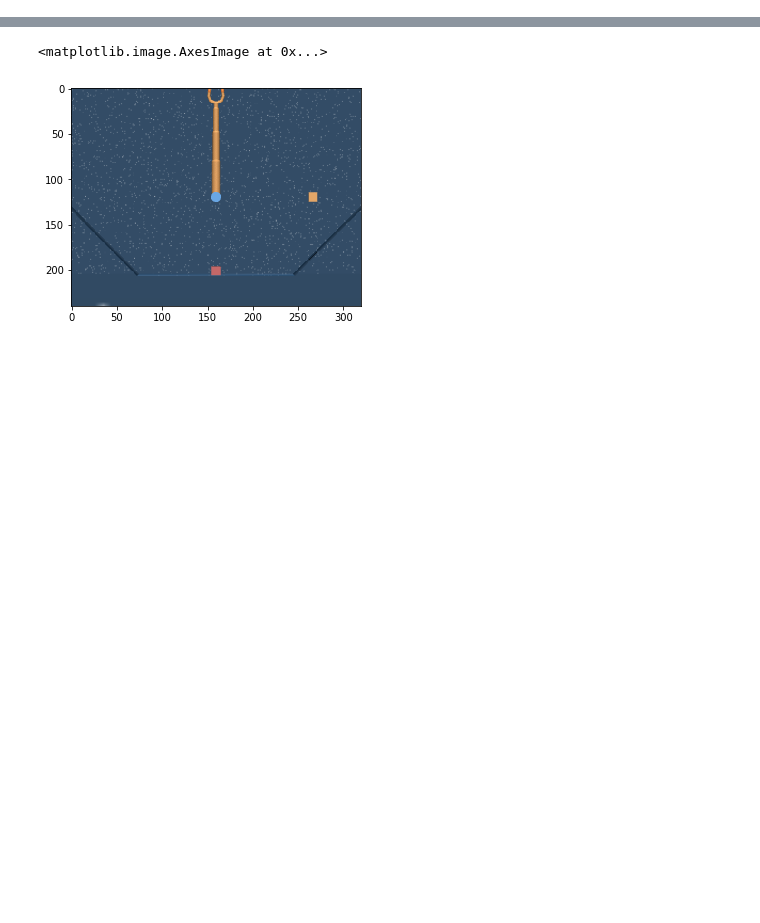
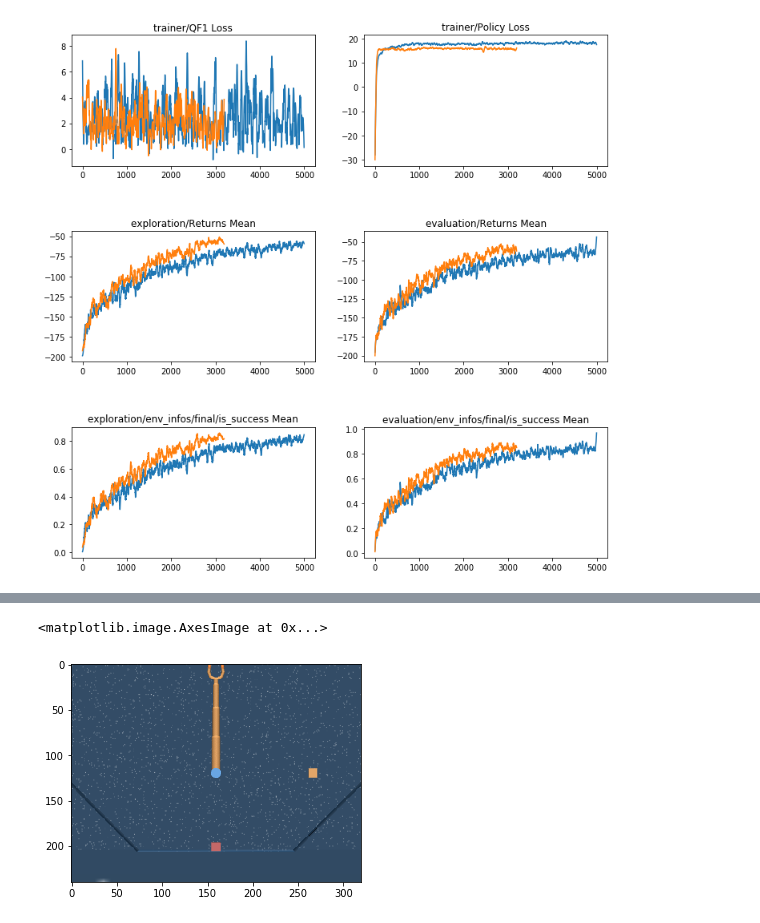
Before and after one commit to MishaLaskin/vqvae, a Jupyter notebook: notebooks/plots_and_paths.ipynb, the cells around one changed output, grey strips where cells are left out. Drawn from its saved outputs; the diff is of its cells as text; code cells hidden in the pictures; blank space fills up the shorter version.

```diff
--- a/notebooks/plots_and_paths.ipynb
+++ b/notebooks/plots_and_paths.ipynb
@@ -117,0 +1,83 @@ plot_results([df],True,*sac_keys)
+# %%
+
+import pandas as pd
+import matplotlib.pyplot as plt
+import matplotlib.image as mpimg
+import seaborn as sns
+import numpy as np
+%matplotlib inline
+
+dir_ = '/home/misha/downloads/rlkit/data'
+file = '/pusher-latent-LSAC-100jul25/pusher_latent_LSAC_100jul25_2019_07_26_03_47_37_0000--s-0/progress.csv'
+file2 = '/pusher-latent-LSAC-50jul25/pusher_latent_LSAC_50jul25_2019_07_26_03_48_29_0000--s-0/progress.csv'
+file = '/pusher-latent-LSAC-100jul27/pusher_latent_LSAC_100jul27_2019_07_27_14_40_04_0000--s-0/progress.csv'
+
+file2= '/pusher-latent-LSAC-100jul27-3pm/pusher_latent_LSAC_100jul27_3pm_2019_07_27_19_15_16_0000--s-0/progress.csv'
+
+file2 = '/pusher-latent-LSAC-100jul29ez/pusher_latent_LSAC_100jul29ez_2019_07_29_15_22_14_0000--s-0/progress.csv'
+
+file3 = '/pusher-latent-LSAC-100jul29ez/pusher_latent_LSAC_100jul29ez_2019_07_29_16_55_43_0000--s-0/progress.csv'
+
+df = pd.read_csv(dir_+file)[:]
+df2 = pd.read_csv(dir_+file2)[:]
+df3 = pd.read_csv(dir_+file3)[:]
+
+sac_keys = ['trainer/QF1 Loss',
+            'trainer/Policy Loss',
+            'exploration/Returns Mean',
+            'evaluation/Returns Mean',
+            'exploration/env_infos/final/is_success Mean',
+            'evaluation/env_infos/final/is_success Mean',
+            #'exploration/env_infos/final/rep_counts Mean',
+            #'evaluation/env_infos/final/rep_counts Mean',
+            #'exploration/env_infos/is_success Mean',
+            #'evaluation/env_infos/is_success Mean'
+           ]
+
+from scipy.signal import savgol_filter
+
+def plot_results(dfs,smooth,*keys):
+    n = len(keys)
+    rows = n//2 if n%2==0 else n//2+1
+    cols = 2
+
+    plot_dim = str(rows)+str(cols)
+    subplot_keys = [int(plot_dim+str(x)) for x in range(1,n+1)]
+
+    fig = plt.figure(figsize=(12,12))
+    fig.subplots_adjust(hspace=.5)
+
+
+    for k1,k2 in zip(keys,subplot_keys):
+        fig.add_subplot(k2)
+        ax = plt.subplot(str(k2))
+        ax.set_title(k1)
+        w = 55
+
+        if smooth:
+            if 'is_success' in k1:
+                for df in dfs:
+                    plt.plot(np.clip(savgol_filter(df[k1],w,2),0,1))
+
+            elif 'Returns' in k1:
+                for df in dfs:
+                    plt.plot(np.clip(savgol_filter(df[k1],w,2),-500,0))
+            else:
+                for df in dfs:
+                    plt.plot(savgol_filter(df[k1],w,2))
+        else:
+            if 'is_success' in k1:
+                for df in dfs:
+                    plt.plot(np.clip(df[k1],0,1))
+
+            else:
+                for df in dfs:
+                    plt.plot(df[k1])
+
+    plt.show()
+
+
+L = 5000#len(df2)
+print(L)
+plot_results([df[:L],df3[:L]],True,*sac_keys)
+# %% [output]
@@ -118,3 +85,4 @@ plot_results([df],True,*sac_keys)
+[figure, added]
 # %%
 from rlkit.torch.sac.policies import MakeDeterministic, TanhGaussianPolicy
 from rlkit.envs.wrappers import NormalizedBoxEnv
```
Also changed, not shown: parts of 9 cells of this notebook, 20 other files.
